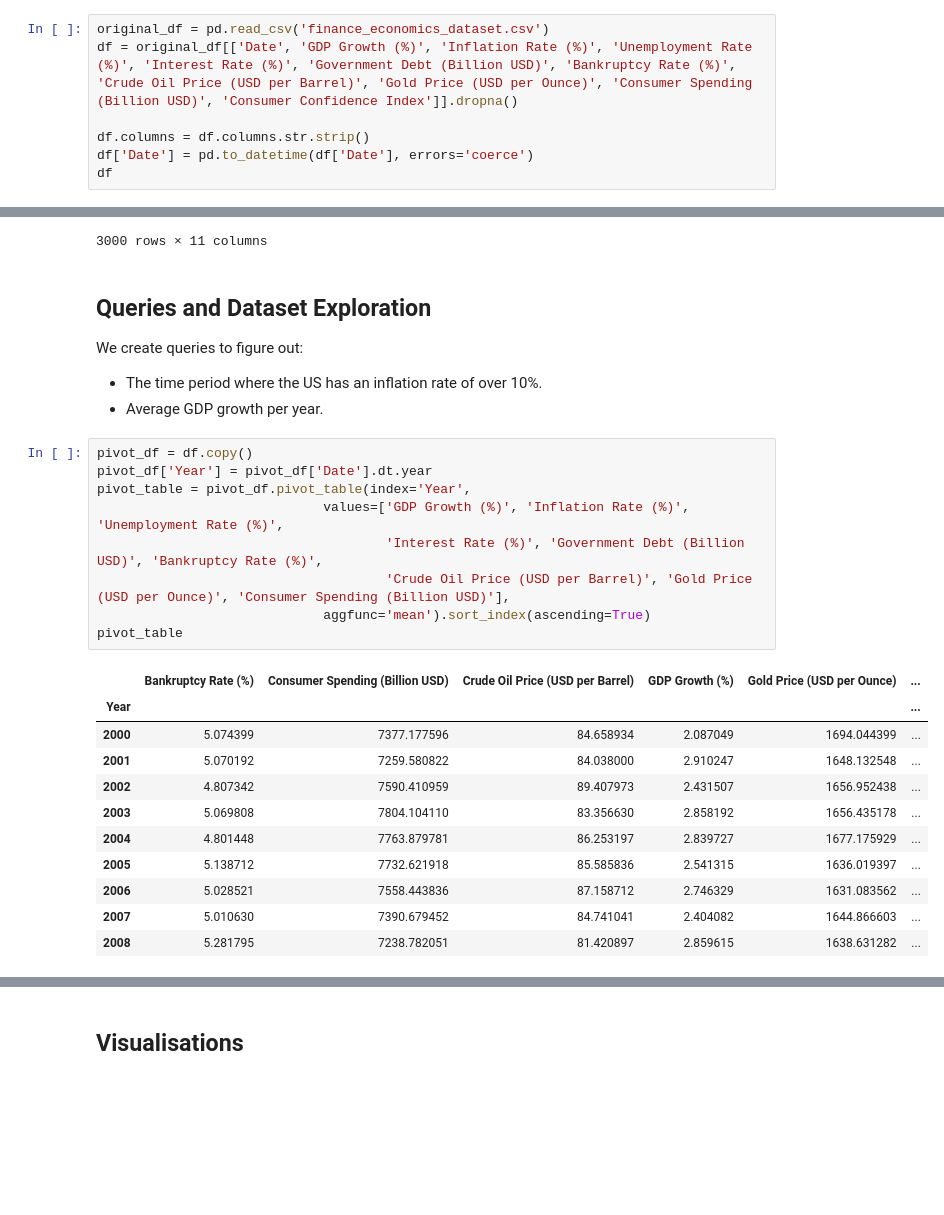
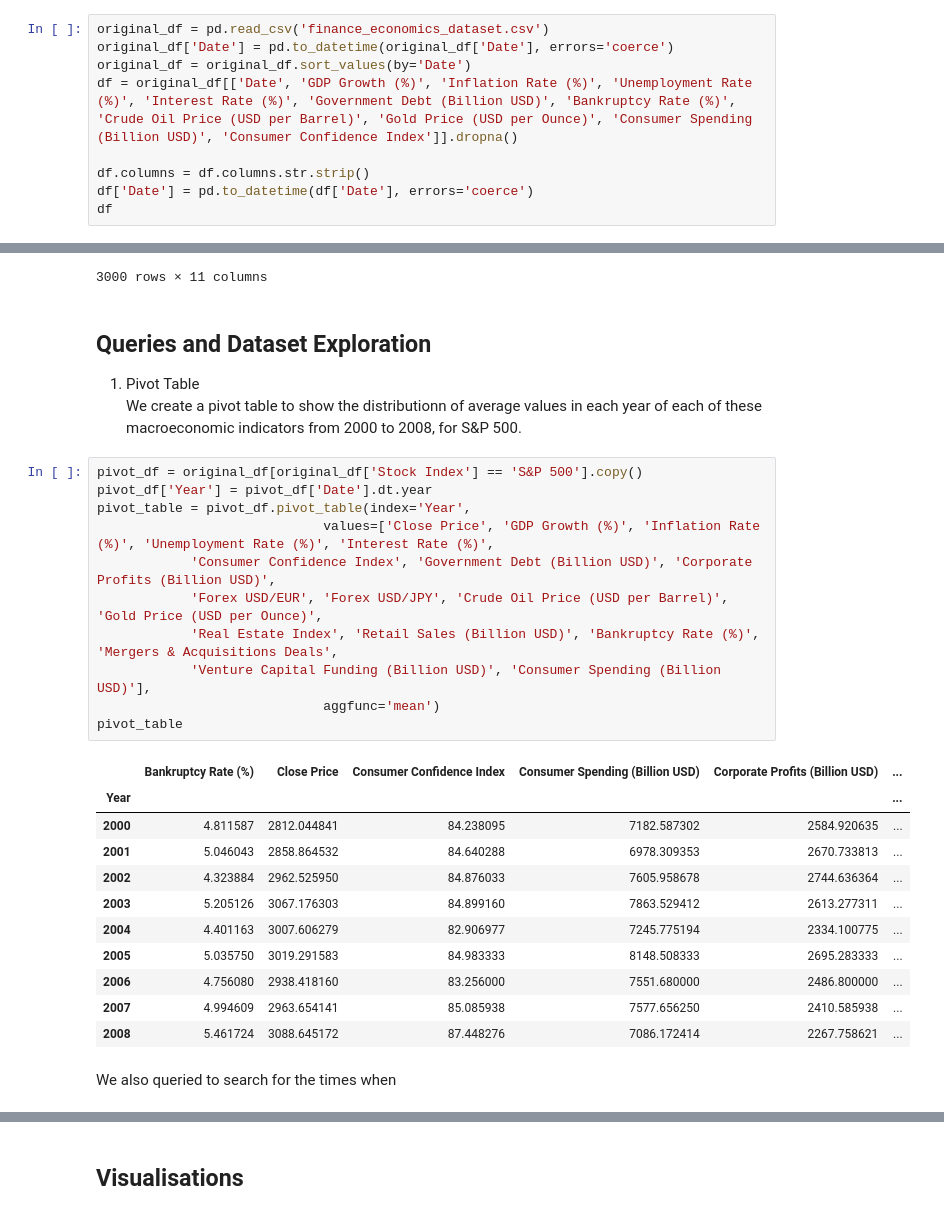
Before and after one commit to phxlptwt/phxlptwt, a Jupyter notebook: stat1000j/econs_analysisipynb.ipynb, the cells around one changed output, grey strips where cells are left out. Drawn from its saved outputs; the diff is of its cells as text; blank space fills up the shorter version.

```diff
--- a/stat1000j/econs_analysisipynb.ipynb
+++ b/stat1000j/econs_analysisipynb.ipynb
@@ -44,5 +47,7 @@ original_df
 # %%
 original_df = pd.read_csv('finance_economics_dataset.csv')
+original_df['Date'] = pd.to_datetime(original_df['Date'], errors='coerce')
+original_df = original_df.sort_values(by='Date')
 df = original_df[['Date', 'GDP Growth (%)', 'Inflation Rate (%)', 'Unemployment Rate (%)', 'Interest Rate (%)', 'Government Debt (Billion USD)', 'Bankruptcy Rate (%)', 'Crude Oil Price (USD per Barrel)', 'Gold Price (USD per Ounce)', 'Consumer Spending (Billion USD)', 'Consumer Confidence Index']].dropna()
 
 df.columns = df.columns.str.strip()
@@ -64,30 +69,33 @@ df
 3000 rows × 11 columns
 # %% [markdown]
 ## Queries and Dataset Exploration
-We create queries to figure out:
-- The time period where the US has an inflation rate of over 10%.
-- Average GDP growth per year.
+1. Pivot Table
+    We create a pivot table to show the distributionn of average values in each year of each of these macroeconomic indicators from 2000 to 2008, for S&P 500.
 # %%
-pivot_df = df.copy()
+pivot_df = original_df[original_df['Stock Index'] == 'S&P 500'].copy()
 pivot_df['Year'] = pivot_df['Date'].dt.year
 pivot_table = pivot_df.pivot_table(index='Year',
-                             values=['GDP Growth (%)', 'Inflation Rate (%)', 'Unemployment Rate (%)',
-                                     'Interest Rate (%)', 'Government Debt (Billion USD)', 'Bankruptcy Rate (%)',
-                                     'Crude Oil Price (USD per Barrel)', 'Gold Price (USD per Ounce)', 'Consumer Spending (Billion USD)'],
-                             aggfunc='mean').sort_index(ascending=True)
+                             values=['Close Price', 'GDP Growth (%)', 'Inflation Rate (%)', 'Unemployment Rate (%)', 'Interest Rate (%)',
+            'Consumer Confidence Index', 'Government Debt (Billion USD)', 'Corporate Profits (Billion USD)',
+            'Forex USD/EUR', 'Forex USD/JPY', 'Crude Oil Price (USD per Barrel)', 'Gold Price (USD per Ounce)',
+            'Real Estate Index', 'Retail Sales (Billion USD)', 'Bankruptcy Rate (%)', 'Mergers & Acquisitions Deals',
+            'Venture Capital Funding (Billion USD)', 'Consumer Spending (Billion USD)'],
+                             aggfunc='mean')
 pivot_table
 # %% [output]
-|  | Bankruptcy Rate (%) | Consumer Spending (Billion USD) | Crude Oil Price (USD per Barrel) | GDP Growth (%) | Gold Price (USD per Ounce) | ... |
+|  | Bankruptcy Rate (%) | Close Price | Consumer Confidence Index | Consumer Spending (Billion USD) | Corporate Profits (Billion USD) | ... |
 | Year |  |  |  |  |  | ... |
-| 2000 | 5.074399 | 7377.177596 | 84.658934 | 2.087049 | 1694.044399 | ... |
-| 2001 | 5.070192 | 7259.580822 | 84.038000 | 2.910247 | 1648.132548 | ... |
-| 2002 | 4.807342 | 7590.410959 | 89.407973 | 2.431507 | 1656.952438 | ... |
-| 2003 | 5.069808 | 7804.104110 | 83.356630 | 2.858192 | 1656.435178 | ... |
-| 2004 | 4.801448 | 7763.879781 | 86.253197 | 2.839727 | 1677.175929 | ... |
-| 2005 | 5.138712 | 7732.621918 | 85.585836 | 2.541315 | 1636.019397 | ... |
-| 2006 | 5.028521 | 7558.443836 | 87.158712 | 2.746329 | 1631.083562 | ... |
-| 2007 | 5.010630 | 7390.679452 | 84.741041 | 2.404082 | 1644.866603 | ... |
-| 2008 | 5.281795 | 7238.782051 | 81.420897 | 2.859615 | 1638.631282 | ... |
+| 2000 | 4.811587 | 2812.044841 | 84.238095 | 7182.587302 | 2584.920635 | ... |
+| 2001 | 5.046043 | 2858.864532 | 84.640288 | 6978.309353 | 2670.733813 | ... |
+| 2002 | 4.323884 | 2962.525950 | 84.876033 | 7605.958678 | 2744.636364 | ... |
+| 2003 | 5.205126 | 3067.176303 | 84.899160 | 7863.529412 | 2613.277311 | ... |
+| 2004 | 4.401163 | 3007.606279 | 82.906977 | 7245.775194 | 2334.100775 | ... |
+| 2005 | 5.035750 | 3019.291583 | 84.983333 | 8148.508333 | 2695.283333 | ... |
+| 2006 | 4.756080 | 2938.418160 | 83.256000 | 7551.680000 | 2486.800000 | ... |
+| 2007 | 4.994609 | 2963.654141 | 85.085938 | 7577.656250 | 2410.585938 | ... |
+| 2008 | 5.461724 | 3088.645172 | 87.448276 | 7086.172414 | 2267.758621 | ... |
+# %% [markdown]
+We also queried to search for the times when
 # %%
 # Use query to find rows with specific conditions
 
```
Also changed, not shown: parts of 11 cells of this notebook.
